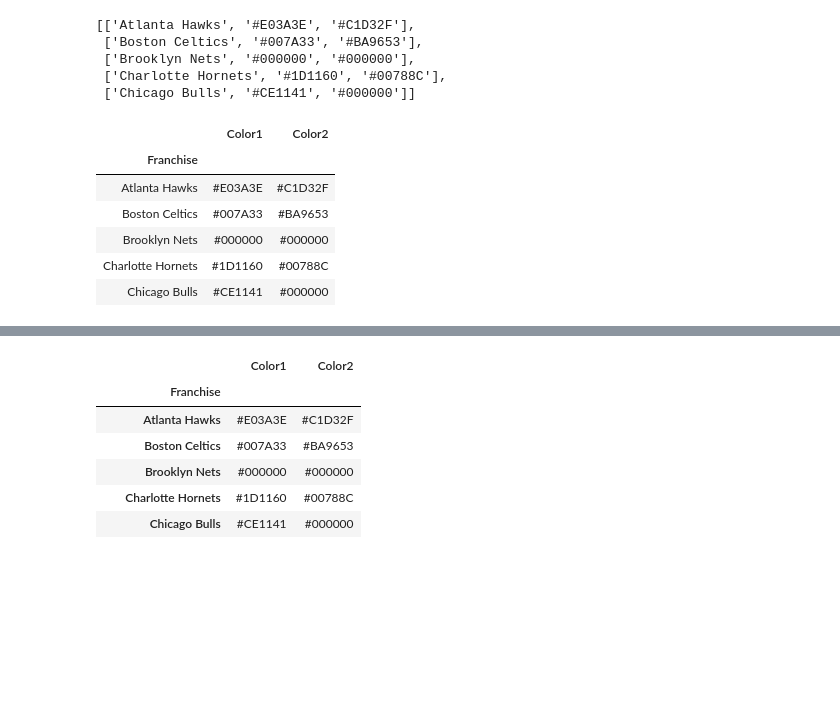
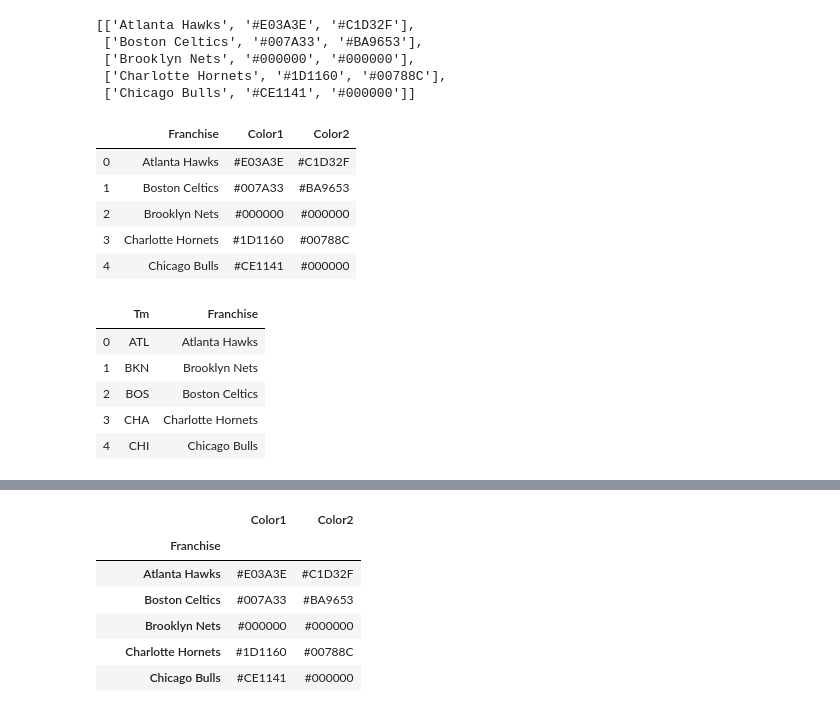
Before and after one commit to chunheisiu/NBA-POTW-Visualization, a Jupyter notebook: notebooks/Scrape_NBA_Team_Colors.ipynb, the cells around one changed output, grey strips where cells are left out. Cells and saved outputs as stored; diff of their text form; code cells hidden in the pictures; blank space fills up the shorter version.

Commit message:
Update colors nb

```diff
--- a/notebooks/Scrape_NBA_Team_Colors.ipynb
+++ b/notebooks/Scrape_NBA_Team_Colors.ipynb
@@ -39,13 +39,22 @@ colors[:5]
  ['Charlotte Hornets', '#1D1160', '#00788C'],
  ['Chicago Bulls', '#CE1141', '#000000']]
 # %%
-df = pd.DataFrame(colors, columns = ['Franchise', 'Color1', 'Color2']).set_index('Franchise')
-df.head()
+df_colors = pd.DataFrame(colors, columns = ['Franchise', 'Color1', 'Color2'])[:-1]
+df_colors.head()
 # %% [output]
-|  | Color1 | Color2 |
-| Franchise |  |  |
-| Atlanta Hawks | #E03A3E | #C1D32F |
-| Boston Celtics | #007A33 | #BA9653 |
-| Brooklyn Nets | #000000 | #000000 |
-| Charlotte Hornets | #1D1160 | #00788C |
-| Chicago Bulls | #CE1141 | #000000 |
+|  | Franchise | Color1 | Color2 |
+| 0 | Atlanta Hawks | #E03A3E | #C1D32F |
+| 1 | Boston Celtics | #007A33 | #BA9653 |
+| 2 | Brooklyn Nets | #000000 | #000000 |
+| 3 | Charlotte Hornets | #1D1160 | #00788C |
+| 4 | Chicago Bulls | #CE1141 | #000000 |
+# %%
+abb = pd.read_csv('../data/scraped/NBA_Teams_Abb.csv').rename(columns = {'Abbreviation/Acronym': 'Tm'})
+abb.head()
+# %% [output]
+|  | Tm | Franchise |
+| 0 | ATL | Atlanta Hawks |
+| 1 | BKN | Brooklyn Nets |
+| 2 | BOS | Boston Celtics |
+| 3 | CHA | Charlotte Hornets |
+| 4 | CHI | Chicago Bulls |
```
Also changed, not shown: parts of 2 cells of this notebook, 1 other file.
